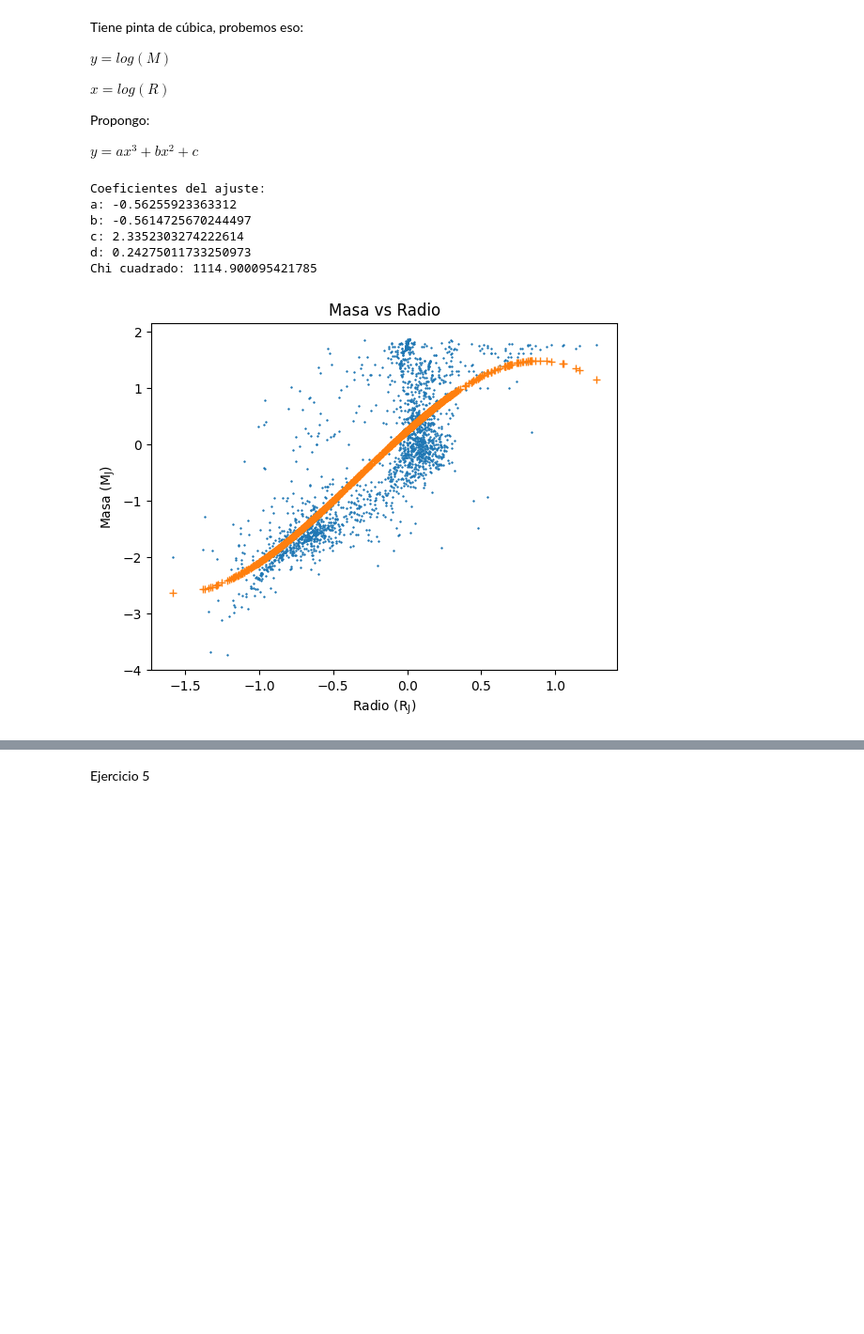
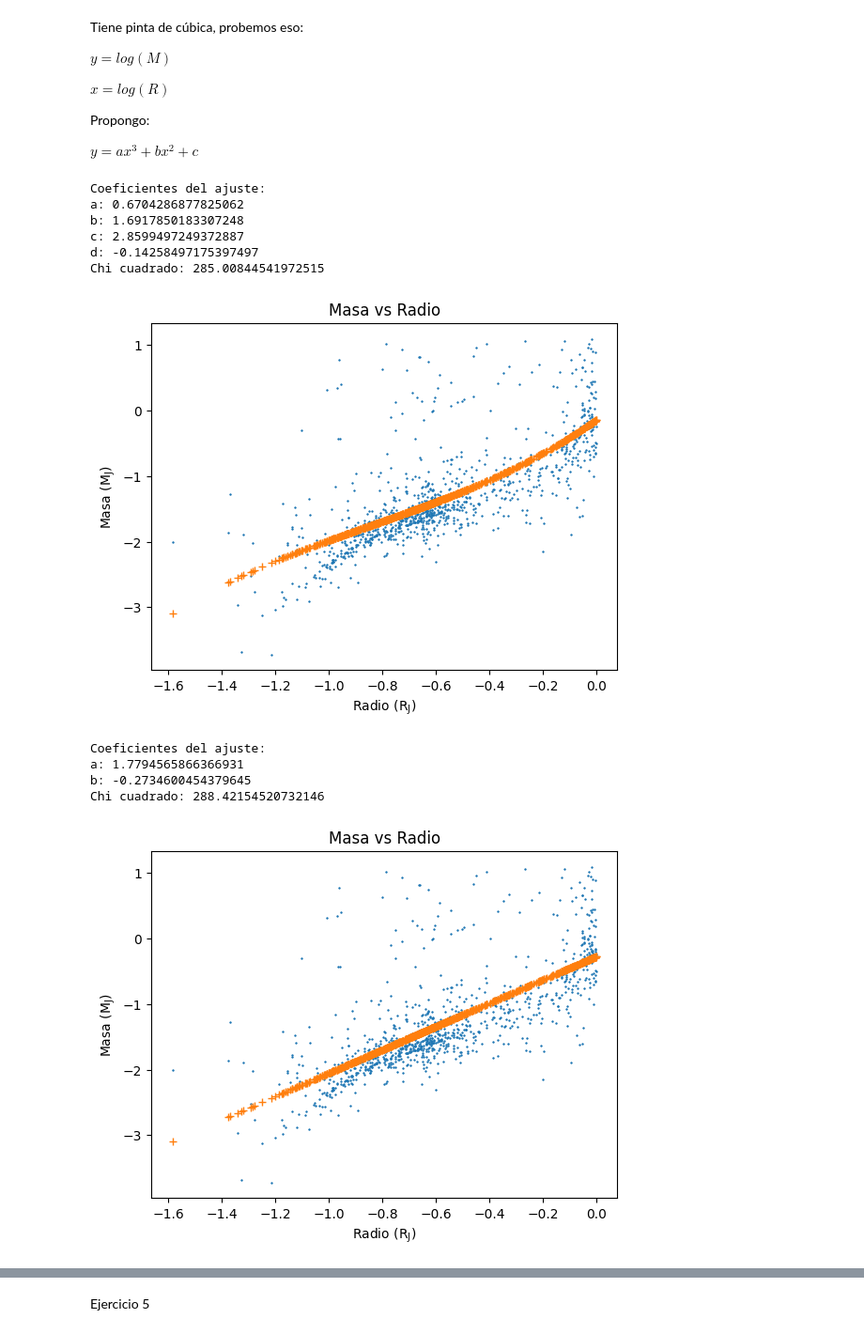
Before and after one commit to HombreRo12/Astromet_2024, a Jupyter notebook: Tp3/Exoplanetas.ipynb, the cells around one changed output, grey strips where cells are left out. Shown at 94% size. Cells and saved outputs as stored; diff of their text form; code cells hidden in the pictures; blank space fills up the shorter version.

```diff
--- a/Tp3/Exoplanetas.ipynb
+++ b/Tp3/Exoplanetas.ipynb
@@ -190,38 +225,100 @@ mask_r = np.isnan(r)
 mask_m = np.isnan(m)
 
 # Crear una máscara combinada que sea True donde haya NaNs en cualquiera de los dos arrays
 combined_mask = mask_r | mask_m
 
 # Filtrar los arrays para eliminar los NaNs
 r_sin_nan = r[~combined_mask]
 m_sin_nan = m[~combined_mask]
+#Corte planetario en masas
+mask_mplanetaria = m_sin_nan < 13
+m_sin_nan	= m_sin_nan[mask_mplanetaria]
+r_sin_nan	= r_sin_nan[mask_mplanetaria]
 
+#Corte radial por presión electrónica
+mask_radial = r_sin_nan <1
+r_sin_nan_chico = r_sin_nan[mask_radial]
+m_sin_nan_chico = m_sin_nan[mask_radial]
 
-lr = np.log10(r_sin_nan)
-lm = np.log10(m_sin_nan)
+#	Ajustar los datos
+
+lr = np.log10(r_sin_nan_chico)
+lm = np.log10(m_sin_nan_chico)
 
 ajuste = np.polyfit(lr, lm, 3, full=True, cov=True)
 print("Coeficientes del ajuste:")
 print(f"a: {ajuste[0][0]}")
 print(f"b: {ajuste[0][1]}")
 print(f"c: {ajuste[0][2]}")
 print(f"d: {ajuste[0][3]}")
 
 # Calcular el chi cuadrado
 chi_squared = np.sum((lm - np.polyval(ajuste[0], lr))**2)
 print(f"Chi cuadrado: {chi_squared}")
 
 plt.plot(lr, lm, '+', markersize=2)
 plt.plot(lr, np.polyval(ajuste[0], lr), '+')
 plt.xlabel('Radio (R$_\mathrm{J}$)')
 plt.ylabel('Masa (M$_\mathrm{J}$)')
 plt.title('Masa vs Radio')
 plt.show()
+
+
+#Primero pero lineal:
+
+ajuste = np.polyfit(lr, lm, 1, full=True, cov=True)
+print("Coeficientes del ajuste:")
+print(f"a: {ajuste[0][0]}")
+print(f"b: {ajuste[0][1]}")
+
+# Calcular el chi cuadrado
+chi_squared = np.sum((lm - np.polyval(ajuste[0], lr))**2)
+print(f"Chi cuadrado: {chi_squared}")
+
+plt.plot(lr, lm, '+', markersize=2)
+plt.plot(lr, np.polyval(ajuste[0], lr), '+')
+plt.xlabel('Radio (R$_\mathrm{J}$)')
+plt.ylabel('Masa (M$_\mathrm{J}$)')
+plt.title('Masa vs Radio')
+plt.show()
+
+#Segundo ajuste
+
+#Corte radial por presión electrónica para arriba
+mask_radial2 = r_sin_nan > 1
+r_sin_nan_grande = r_sin_nan[mask_radial2]
+m_sin_nan_grande = m_sin_nan[mask_radial2]
+
+#	Ajustar los datos
+
+lr2 = np.log10(r_sin_nan_grande)
+lm2 = np.log10(m_sin_nan_grande)
+
+ajuste = np.polyfit(lr2, lm2, 0, full=True, cov=True)
+print("Coeficientes del ajuste:")
+print(f"a: {ajuste[0][0]}")
+#print(f"b: {ajuste[0][1]}")
+
+# Calcular el chi cuadrado
+chi_squared = np.sum((lm2 - np.polyval(ajuste[0], lr2))**2)
+print(f"Chi cuadrado: {chi_squared}")
+
+plt.plot(lr2, lm2, '+', markersize=2)
+plt.plot(lr2, np.polyval(ajuste[0], lr2), '+')
+plt.xlabel('Radio (R$_\mathrm{J}$)')
+plt.ylabel('Masa (M$_\mathrm{J}$)')
+plt.title('Masa vs Radio')
+plt.show()
 # %% [output]
 Coeficientes del ajuste:
-a: -0.56255923363312
-b: -0.5614725670244497
-c: 2.3352303274222614
-d: 0.24275011733250973
-Chi cuadrado: 1114.900095421785
+a: 0.6704286877825062
+b: 1.6917850183307248
+c: 2.8599497249372887
+d: -0.14258497175397497
+Chi cuadrado: 285.00844541972515
-[figure, old version]
+[figure, new version]
+Coeficientes del ajuste:
+a: 1.7794565866366931
+b: -0.2734600454379645
+Chi cuadrado: 288.42154520732146
+[figure, added]
```
Also changed, not shown: parts of 5 cells of this notebook.
